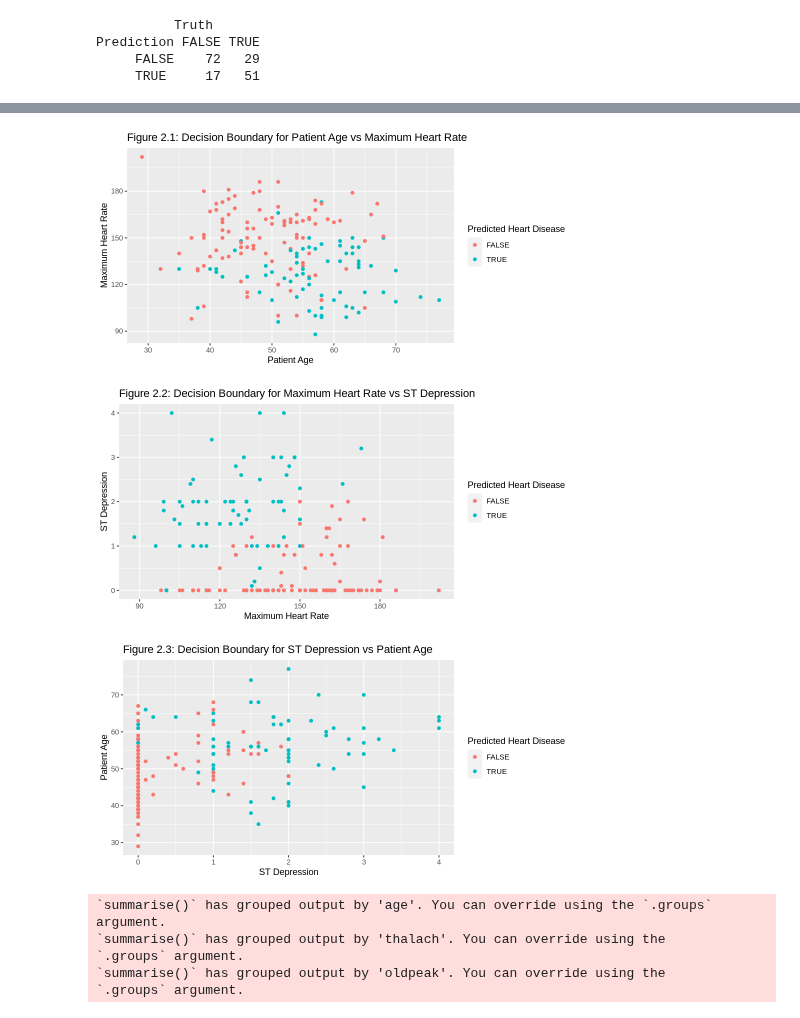
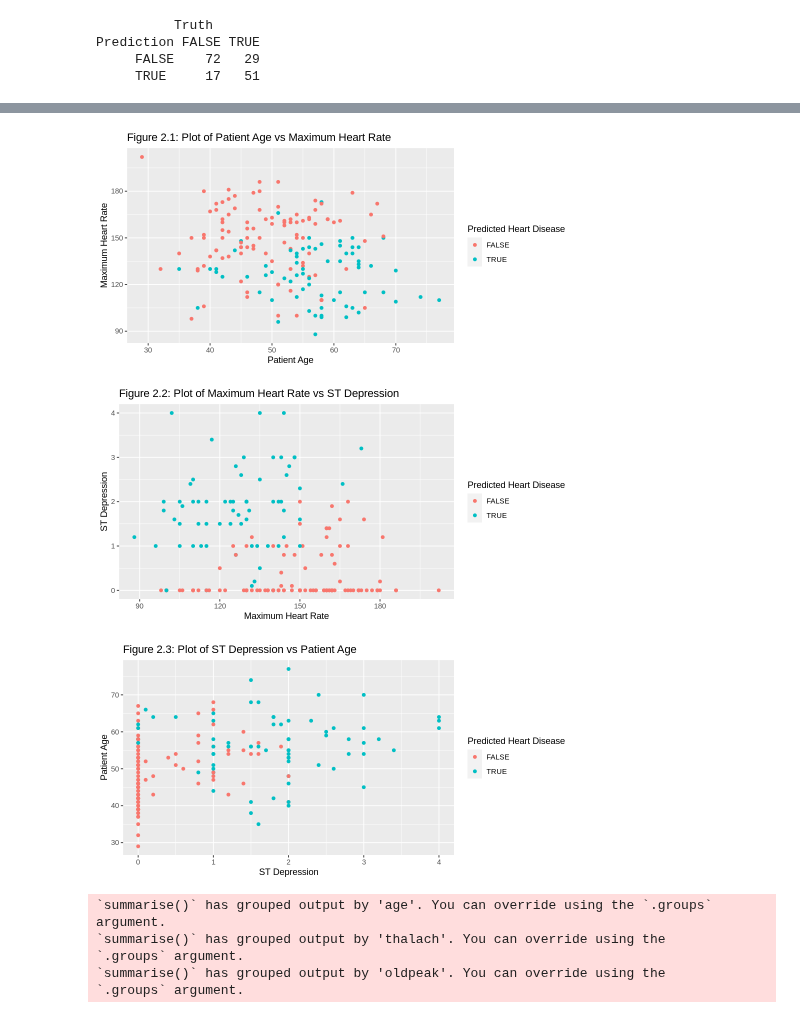
Before and after one commit to EdwardJXLi/DSCI-100-group-project, a Jupyter notebook: HeartDiseasePrediction.ipynb, the cells around one changed output, grey strips where cells are left out. Cells and saved outputs as stored; diff of their text form; code cells hidden in the pictures.

```diff
--- a/HeartDiseasePrediction.ipynb
+++ b/HeartDiseasePrediction.ipynb
@@ -475,31 +481,31 @@ Prediction FALSE TRUE
 # %%
 age_thalach_plot <- heart_predictions |>
     ggplot(aes(x = age, y = thalach, color = .pred_class)) +
     geom_point() +
     labs(x = "Patient Age", y = "Maximum Heart Rate", color = "Predicted Heart Disease", fill = "Contour Prediction") +
-    labs(title = "Figure 2.1: Decision Boundary for Patient Age vs Maximum Heart Rate")
+    labs(title = "Figure 2.1: Plot of Patient Age vs Maximum Heart Rate")
 
 age_thalach_plot
 
 thalach_oldpeak_plot <- heart_predictions |>
     ggplot(aes(x = thalach, y = oldpeak, color = .pred_class)) +
     geom_point() +
     labs(x = "Maximum Heart Rate", y = "ST Depression", color = "Predicted Heart Disease", fill = "Contour Prediction") +
-    labs(title = "Figure 2.2: Decision Boundary for Maximum Heart Rate vs ST Depression")
+    labs(title = "Figure 2.2: Plot of Maximum Heart Rate vs ST Depression")
 
 thalach_oldpeak_plot
 
 oldpeak_age_plot <- heart_predictions |>
     ggplot(aes(x = oldpeak, y = age, color = .pred_class)) +
     geom_point() +
     labs(x = "ST Depression", y = "Patient Age", color = "Predicted Heart Disease", fill = "Contour Prediction") +
-    labs(title = "Figure 2.3: Decision Boundary for ST Depression vs Patient Age")
+    labs(title = "Figure 2.3: Plot of ST Depression vs Patient Age")
 
 oldpeak_age_plot
 # %% [output]
-[figure, old version]
+[figure, new version]
-[figure, old version]
+[figure, new version]
-[figure, old version]
+[figure, new version]
 # %%
 grid <- expand.grid(
   age = seq(min(heart_predictions$age), max(heart_predictions$age),
```
Also changed, not shown: parts of 8 cells of this notebook.
